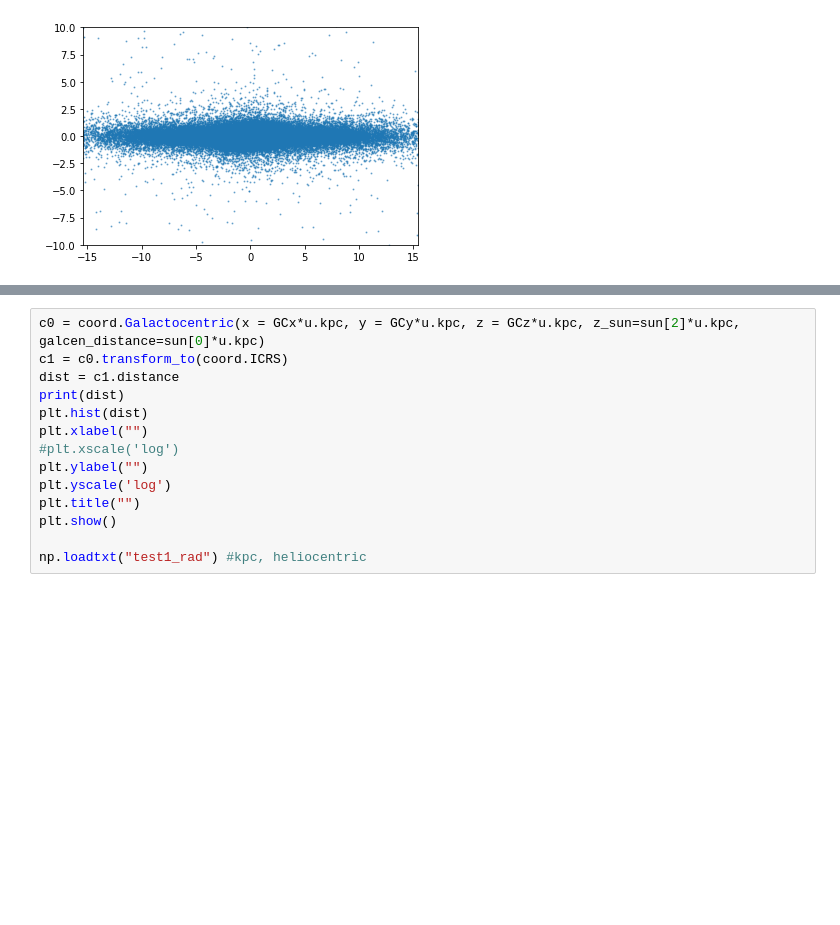
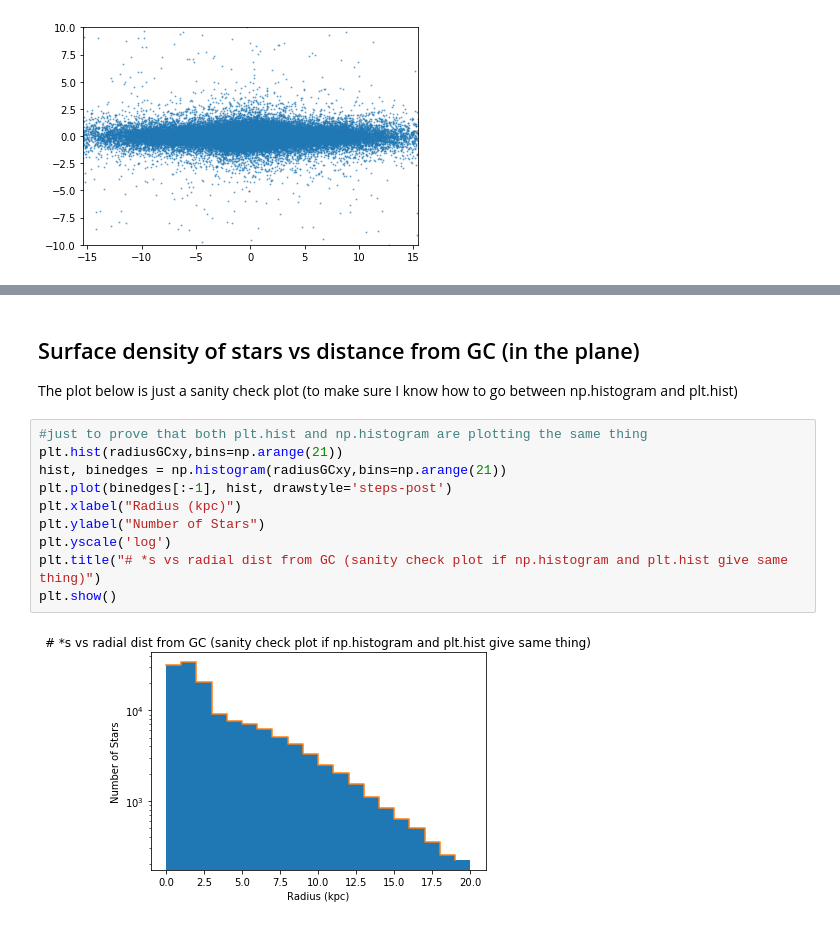
Before and after one commit to bluefatima/PandaRepo, a Jupyter notebook: Galaxia Tests.ipynb, the cells around one changed output, grey strips where cells are left out. Cells and saved outputs as stored; diff of their text form; blank space fills up the shorter version.

```diff
--- a/Galaxia Tests.ipynb
+++ b/Galaxia Tests.ipynb
@@ -151,14 +160,16 @@ plt.show()
-# %%
-c0 = coord.Galactocentric(x = GCx*u.kpc, y = GCy*u.kpc, z = GCz*u.kpc, z_sun=sun[2]*u.kpc, galcen_distance=sun[0]*u.kpc)
-c1 = c0.transform_to(coord.ICRS)
-dist = c1.distance
-print(dist)
-plt.hist(dist)
-plt.xlabel("")
-#plt.xscale('log')
-plt.ylabel("")
-plt.yscale('log')
-plt.title("")
-plt.show()
-
-np.loadtxt("test1_rad") #kpc, heliocentric
+# %% [markdown]
+## Surface density of stars vs distance from GC (in the plane)
+
+The plot below is just a sanity check plot (to make sure I know how to go between np.histogram and plt.hist)
+# %%
+#just to prove that both plt.hist and np.histogram are plotting the same thing
+plt.hist(radiusGCxy,bins=np.arange(21))
+hist, binedges = np.histogram(radiusGCxy,bins=np.arange(21))
+plt.plot(binedges[:-1], hist, drawstyle='steps-post')
+plt.xlabel("Radius (kpc)")
+plt.ylabel("Number of Stars")
+plt.yscale('log')
+plt.title("# *s vs radial dist from GC (sanity check plot if np.histogram and plt.hist give same thing)")
+plt.show()
+# %% [output]
+[figure, added]
```
Also changed, not shown: parts of 22 cells of this notebook.
